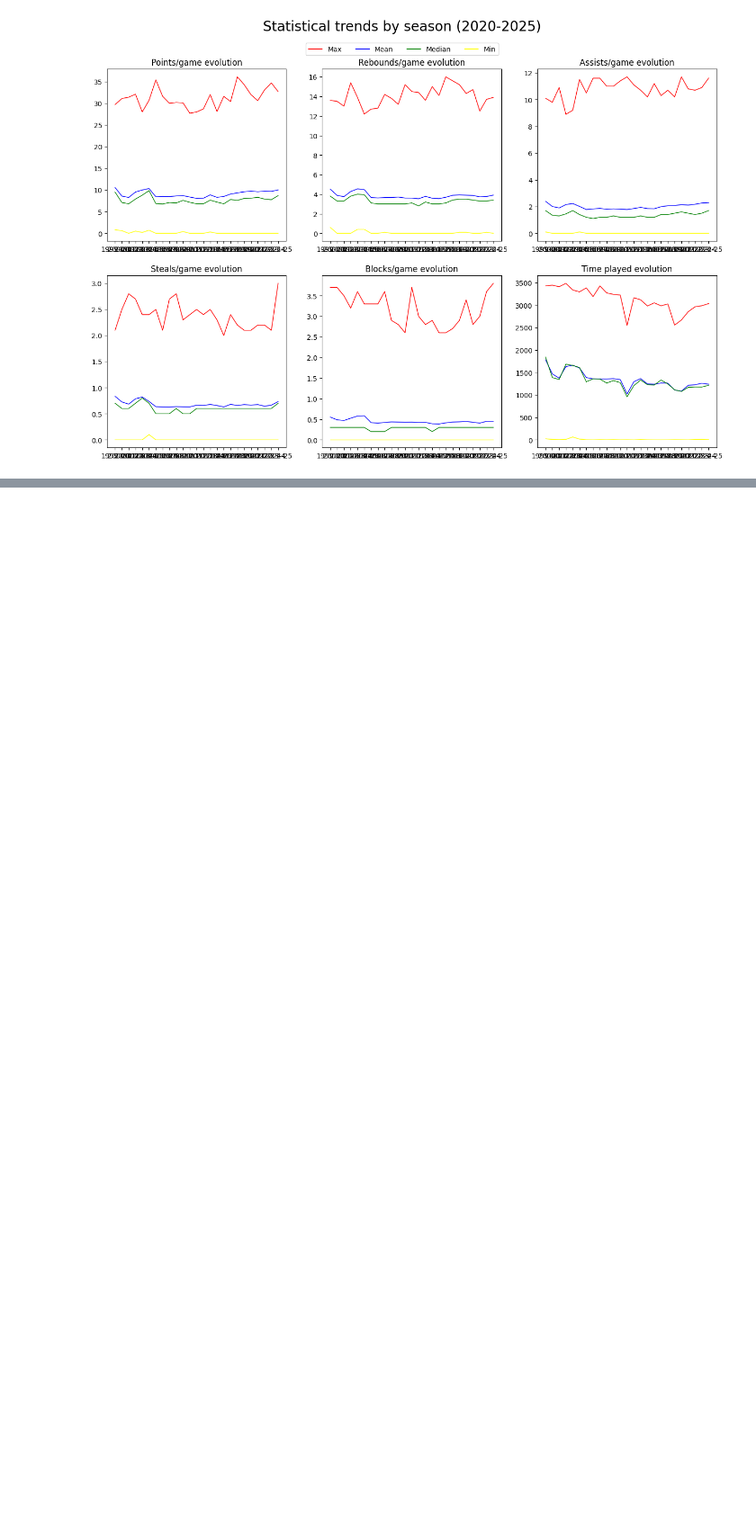
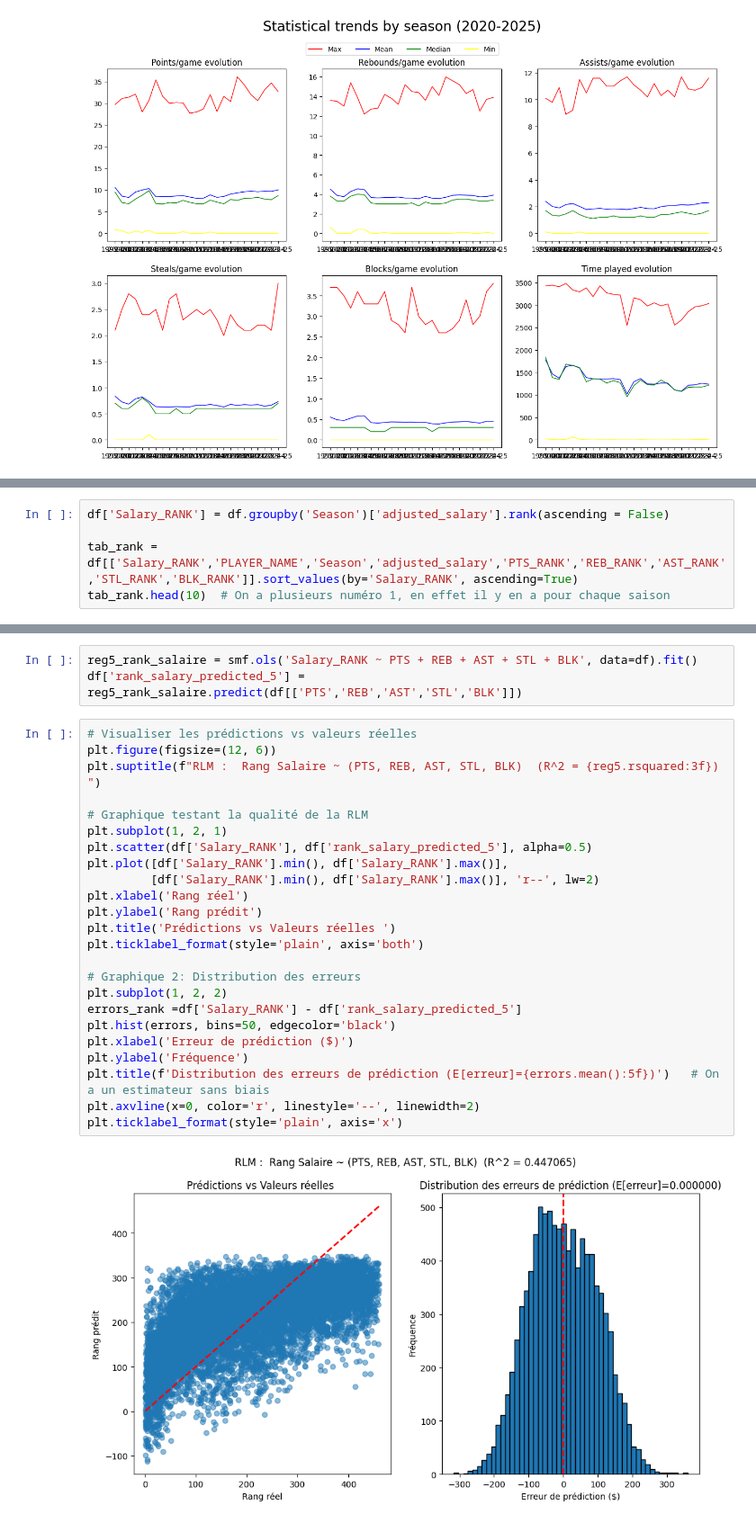
Before and after one commit to ElliotLunati/NBA_stats, a Jupyter notebook: code_gianni.ipynb, the cells around one changed output, grey strips where cells are left out. Shown at 90% size. Cells and saved outputs as stored; diff of their text form; blank space fills up the shorter version.

```diff
--- a/code_gianni.ipynb
+++ b/code_gianni.ipynb
@@ -360,0 +485,5 @@ plt.show()
+# %%
+df['Salary_RANK'] = df.groupby('Season')['adjusted_salary'].rank(ascending = False)
+
+tab_rank = df[['Salary_RANK','PLAYER_NAME','Season','adjusted_salary','PTS_RANK','REB_RANK','AST_RANK','STL_RANK','BLK_RANK']].sort_values(by='Salary_RANK', ascending=True)
+tab_rank.head(10)  # On a plusieurs numéro 1, en effet il y en a pour chaque saison
@@ -360,0 +502,29 @@ plt.show()
+# %%
+reg5_rank_salaire = smf.ols('Salary_RANK ~ PTS + REB + AST + STL + BLK', data=df).fit()
+df['rank_salary_predicted_5'] = reg5_rank_salaire.predict(df[['PTS','REB','AST','STL','BLK']])
+# %%
+# Visualiser les prédictions vs valeurs réelles
+plt.figure(figsize=(12, 6))
+plt.suptitle(f"RLM :  Rang Salaire ~ (PTS, REB, AST, STL, BLK)  (R^2 = {reg5.rsquared:3f}) ")
+
+# Graphique testant la qualité de la RLM
+plt.subplot(1, 2, 1)
+plt.scatter(df['Salary_RANK'], df['rank_salary_predicted_5'], alpha=0.5)
+plt.plot([df['Salary_RANK'].min(), df['Salary_RANK'].max()],
+         [df['Salary_RANK'].min(), df['Salary_RANK'].max()], 'r--', lw=2)
+plt.xlabel('Rang réel')
+plt.ylabel('Rang prédit')
+plt.title('Prédictions vs Valeurs réelles ')
+plt.ticklabel_format(style='plain', axis='both')
+
+# Graphique 2: Distribution des erreurs
+plt.subplot(1, 2, 2)
+errors_rank =df['Salary_RANK'] - df['rank_salary_predicted_5']
+plt.hist(errors, bins=50, edgecolor='black')
+plt.xlabel('Erreur de prédiction ($)')
+plt.ylabel('Fréquence')
+plt.title(f'Distribution des erreurs de prédiction (E[erreur]={errors.mean():5f})')   # On a un estimateur sans biais
+plt.axvline(x=0, color='r', linestyle='--', linewidth=2)
+plt.ticklabel_format(style='plain', axis='x')
+# %% [output]
+[figure, added]
```
Also changed, not shown: parts of 13 cells of this notebook.
